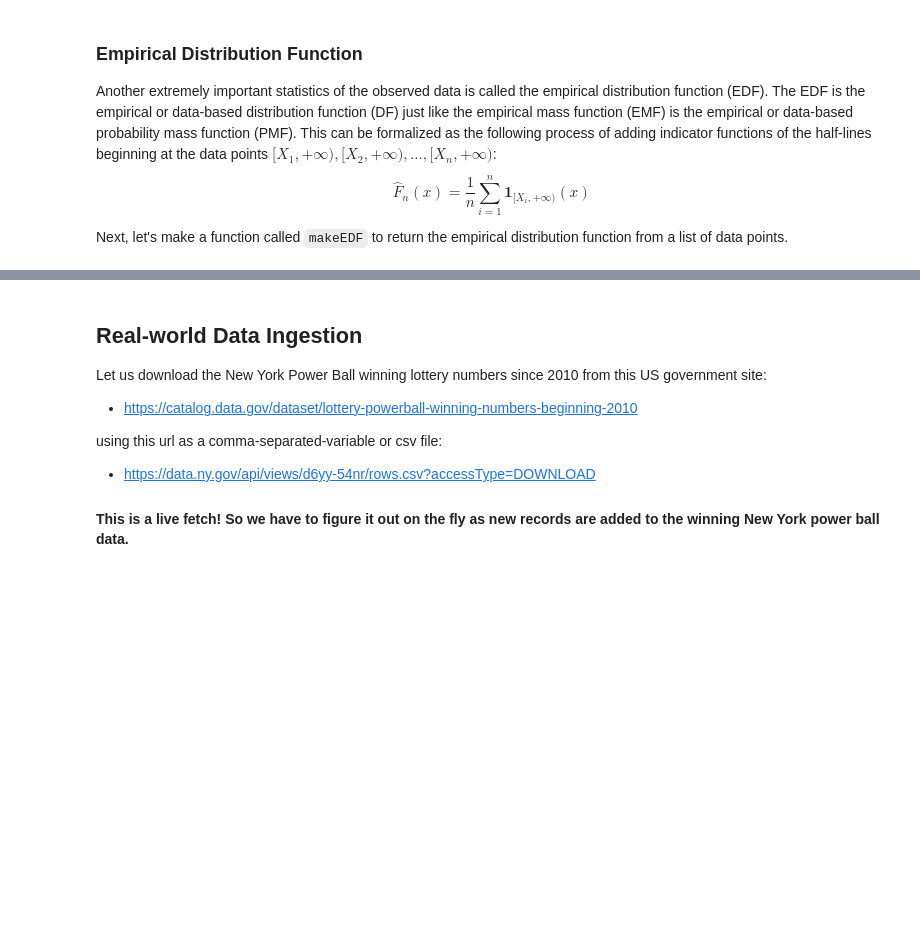
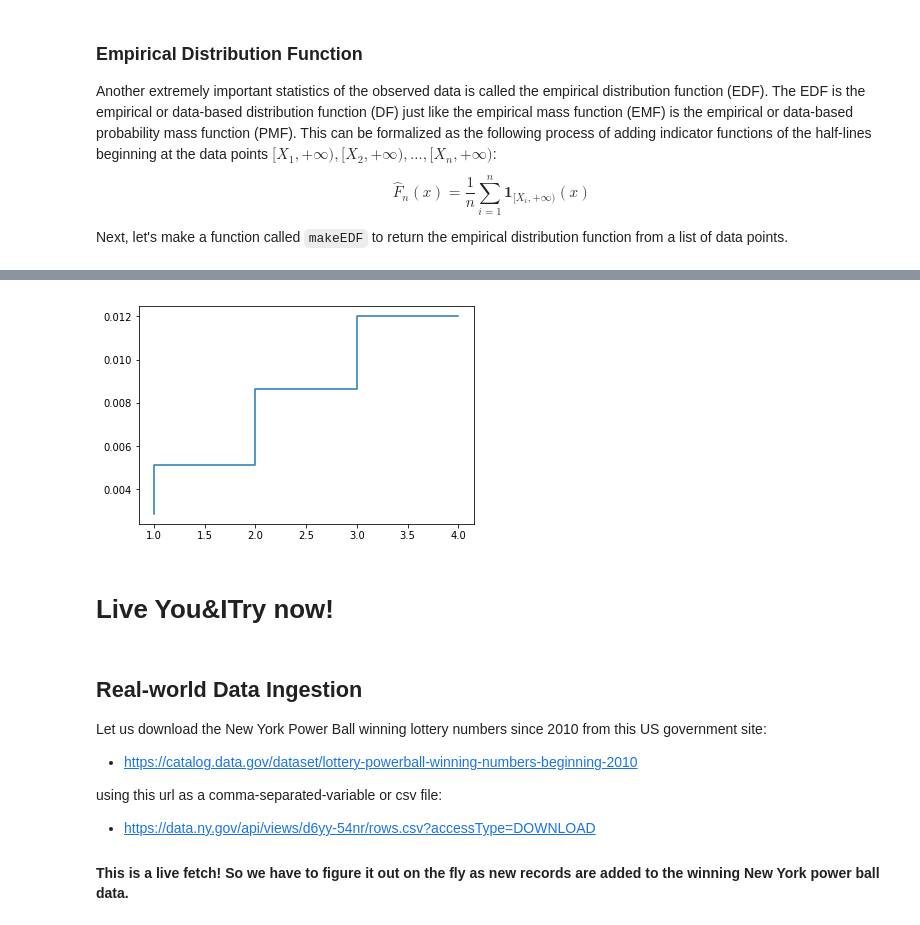
Before and after one commit to lamastex/scalable-data-science, a Jupyter notebook: _as/2019/jp/05.ipynb, the cells around one changed output, grey strips where cells are left out. Drawn from its saved outputs; the diff is of its cells as text; code cells hidden in the pictures; blank space fills up the shorter version.

Commit message:
Adding extra Live codings in 06

```diff
--- a/_as/2019/jp/05.ipynb
+++ b/_as/2019/jp/05.ipynb
@@ -899,0 +1058,14 @@ show(lottoPlotEDF, figsize=(8,6))
+# %%
+# instead of rolling our own step functions we can just tap into matplotlib
+import matplotlib.pyplot as plt
+
+x = [1,2,3,4]
+y = [0.002871972681775004, 0.00514787917410944,
+     0.00863476098280219, 0.012003316194034325]
+
+plt.step(x, y)
+plt.show()
+# %% [output]
+[figure, added]
+# %% [markdown]
+# Live You&ITry now!
```
Also changed, not shown: parts of 63 cells of this notebook, 7 other files.
